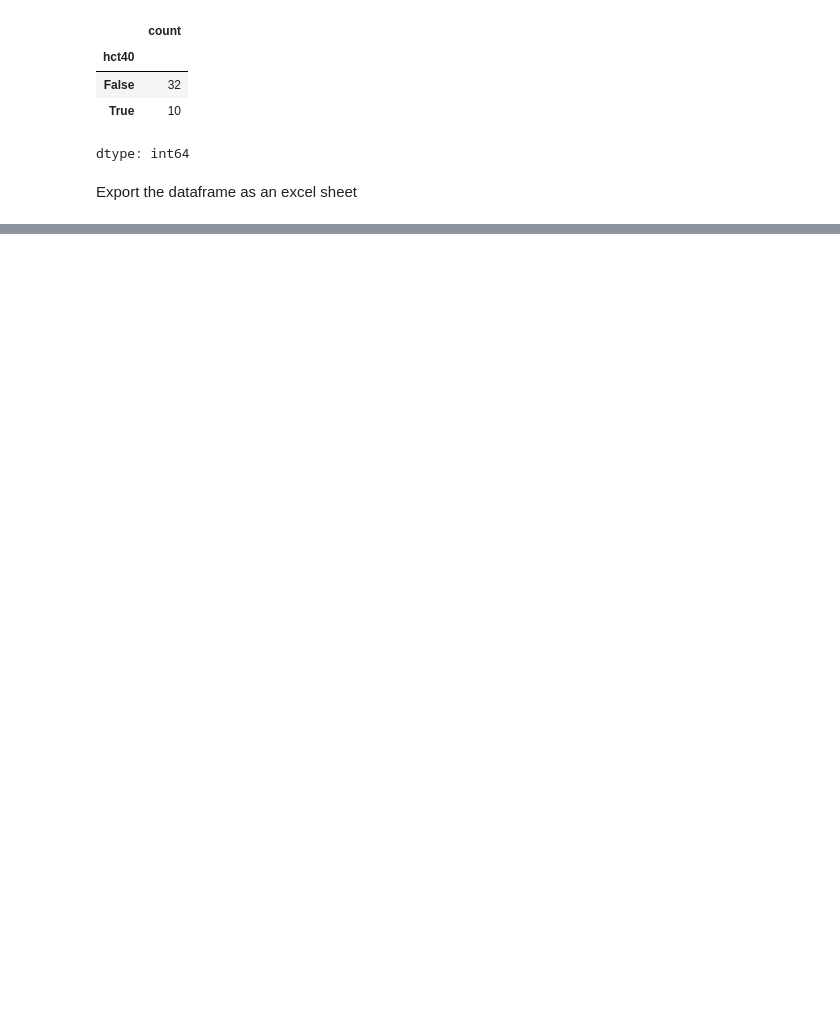
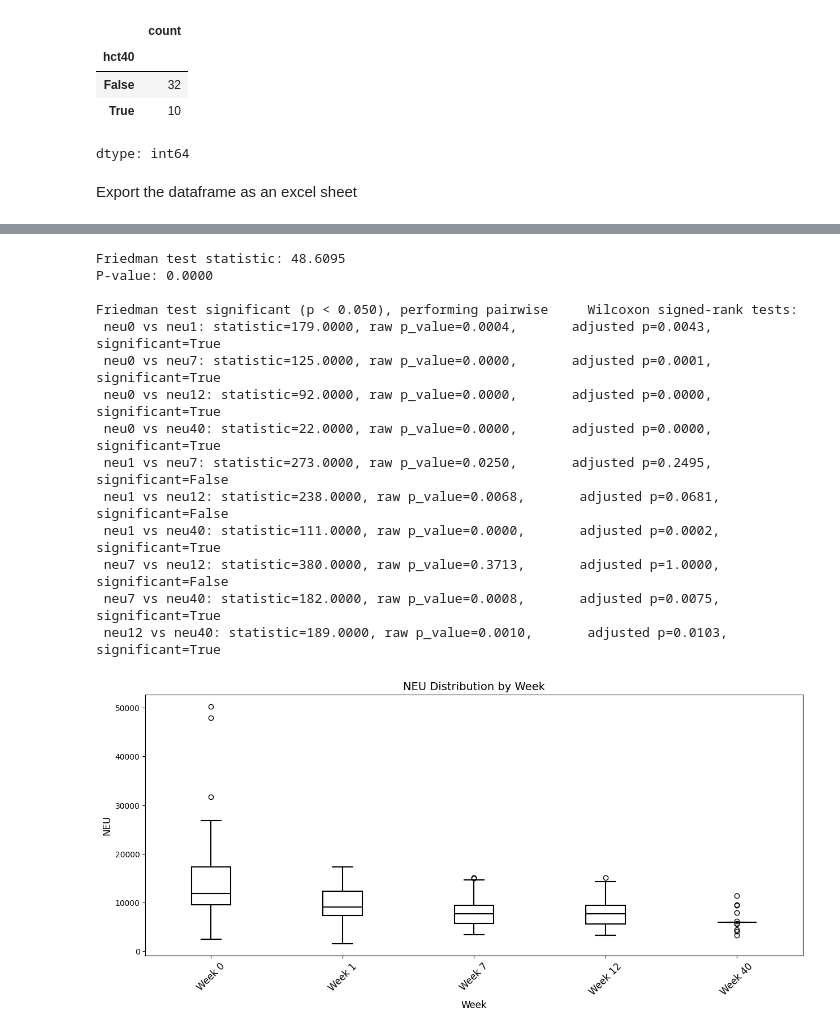
Before and after one commit to chphuttipan/mu-fip-analysis, a Jupyter notebook: fip_analysis_py.ipynb, the cells around one changed output, grey strips where cells are left out. Drawn from its saved outputs; the diff is of its cells as text; code cells hidden in the pictures; blank space fills up the shorter version.

```diff
--- a/fip_analysis_py.ipynb
+++ b/fip_analysis_py.ipynb
@@ -768,0 +762,2 @@ df_copy.to_excel('/content/drive/MyDrive/Colab Notebooks/fip_analysis/20250506_f
+# %%
+df_no_na = df_copy.copy()
@@ -768,0 +766,2 @@ df_copy.to_excel('/content/drive/MyDrive/Colab Notebooks/fip_analysis/20250506_f
+# %%
+num_cols = num_cols[3:]
@@ -768,0 +770,3 @@ df_copy.to_excel('/content/drive/MyDrive/Colab Notebooks/fip_analysis/20250506_f
+# %%
+for col in num_cols:
+  df_no_na[col] = df_no_na[col].fillna(df_no_na[col].median())
@@ -768,0 +794,18 @@ df_copy.to_excel('/content/drive/MyDrive/Colab Notebooks/fip_analysis/20250506_f
+# %%
+friedman_plot('neu', df_no_na, [0,1,7,12,40])
+# %% [output]
+Friedman test statistic: 48.6095
+P-value: 0.0000
+
+Friedman test significant (p < 0.050), performing pairwise     Wilcoxon signed-rank tests:
+ neu0 vs neu1: statistic=179.0000, raw p_value=0.0004,       adjusted p=0.0043, significant=True
+ neu0 vs neu7: statistic=125.0000, raw p_value=0.0000,       adjusted p=0.0001, significant=True
+ neu0 vs neu12: statistic=92.0000, raw p_value=0.0000,       adjusted p=0.0000, significant=True
+ neu0 vs neu40: statistic=22.0000, raw p_value=0.0000,       adjusted p=0.0000, significant=True
+ neu1 vs neu7: statistic=273.0000, raw p_value=0.0250,       adjusted p=0.2495, significant=False
+ neu1 vs neu12: statistic=238.0000, raw p_value=0.0068,       adjusted p=0.0681, significant=False
+ neu1 vs neu40: statistic=111.0000, raw p_value=0.0000,       adjusted p=0.0002, significant=True
+ neu7 vs neu12: statistic=380.0000, raw p_value=0.3713,       adjusted p=1.0000, significant=False
+ neu7 vs neu40: statistic=182.0000, raw p_value=0.0008,       adjusted p=0.0075, significant=True
+ neu12 vs neu40: statistic=189.0000, raw p_value=0.0010,       adjusted p=0.0103, significant=True
+[figure, added]
```
Also changed, not shown: parts of 13 cells of this notebook.
